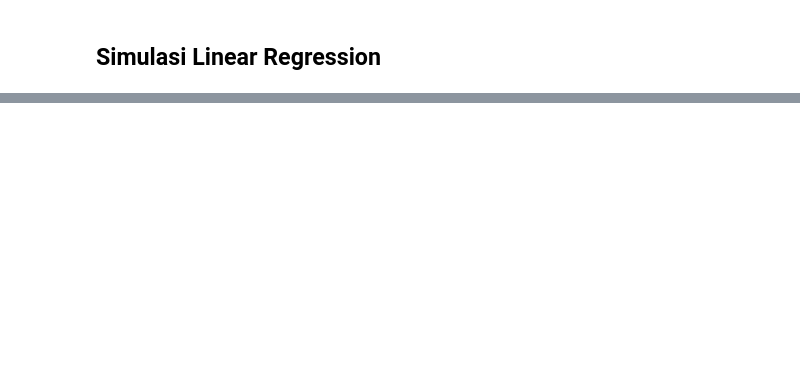
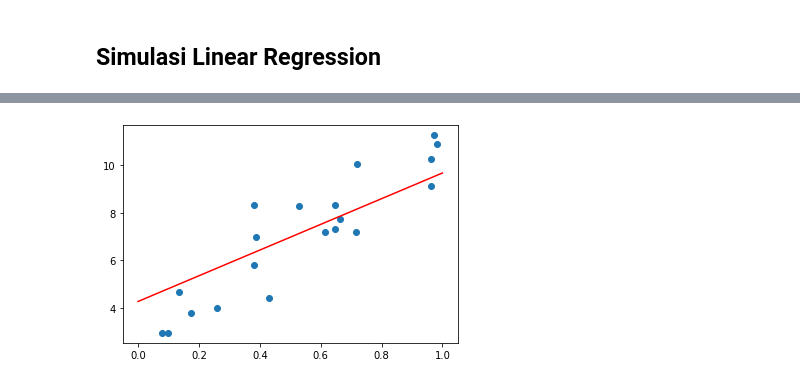
Before and after one commit to fzahirsyah/learning_journal, a Jupyter notebook: phase_1/week_1/simulasi_linear_regression.ipynb, the cells around one changed output, grey strips where cells are left out. Saved outputs shown, nothing was run; the diff lists cells and outputs as text; code cells hidden in the pictures; blank space fills up the shorter version.

```diff
--- a/phase_1/week_1/simulasi_linear_regression.ipynb
+++ b/phase_1/week_1/simulasi_linear_regression.ipynb
@@ -91,0 +102,5 @@ for i in range(100):
+# %%
+plot_data(data)
+plot_line(w, b)
+# %% [output]
+[figure, added]
```
Also changed, not shown: parts of 9 cells of this notebook, 18 other files.
